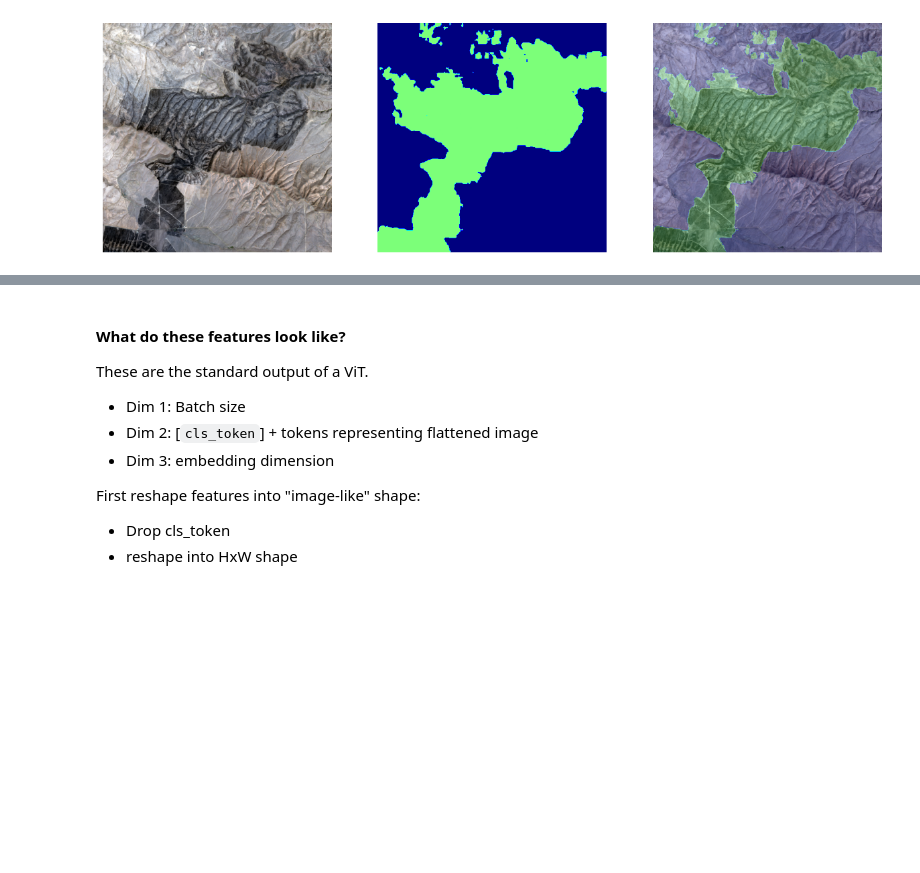
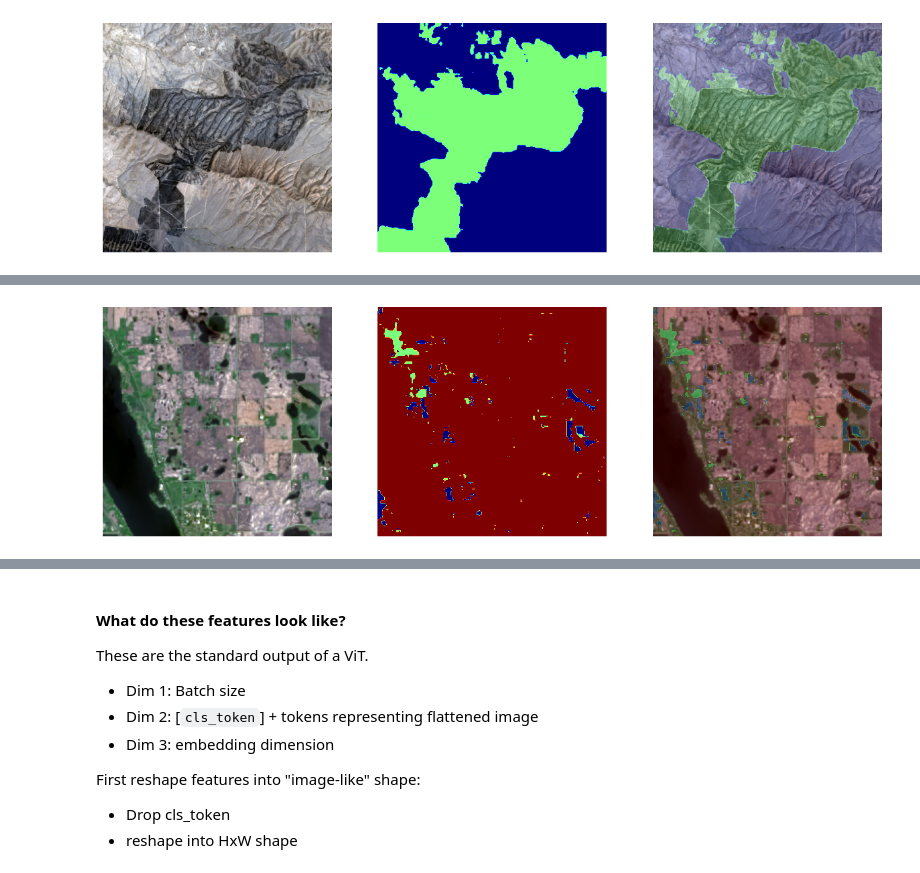
Before and after one commit to national-data-platform/jupyter-notebooks, a Jupyter notebook: nairr/exploration.ipynb, the cells around one changed output, grey strips where cells are left out. Cells and saved outputs as stored; diff of their text form; code cells hidden in the pictures; blank space fills up the shorter version.

```diff
--- a/nairr/exploration.ipynb
+++ b/nairr/exploration.ipynb
@@ -305,0 +330,6 @@ for subplot in ax:
+# %%
+config_path=hf_hub_download(repo_id="ibm-nasa-geospatial/Prithvi-100M-multi-temporal-crop-classification",
+                            filename="multi_temporal_crop_classification_Prithvi_100M.py")
+ckpt=hf_hub_download(repo_id="ibm-nasa-geospatial/Prithvi-100M-multi-temporal-crop-classification",
+                     filename='multi_temporal_crop_classification_Prithvi_100M.pth')
+finetuned_model = init_segmentor(Config.fromfile(config_path), ckpt, device="cuda")
@@ -305,0 +374,16 @@ for subplot in ax:
+# %%
+custom_test_pipeline = process_test_pipeline(finetuned_model.cfg.data.test.pipeline)
+result = inference_segmentor(finetuned_model, "chip_102_345_merged.tif",
+                             custom_test_pipeline=custom_test_pipeline) # Replace according to the grabbed image
+# %%
+fig, ax = plt.subplots(1, 3, figsize=(15, 10))
+input_data_inference = load_raster("chip_102_345_merged.tif") # Replace according to the grabbed image
+norm = matplotlib.colors.Normalize(vmin=0, vmax=2)
+ax[0].imshow(enhance_raster_for_visualization(input_data_inference))
+ax[1].imshow(result[0], norm=norm, cmap="jet")
+ax[2].imshow(enhance_raster_for_visualization(input_data_inference))
+ax[2].imshow(result[0], cmap="jet", alpha=0.3, norm=norm)
+for subplot in ax:
+    subplot.axis('off')
+# %% [output]
+[figure, added]
```
Also changed, not shown: parts of 42 cells of this notebook.
